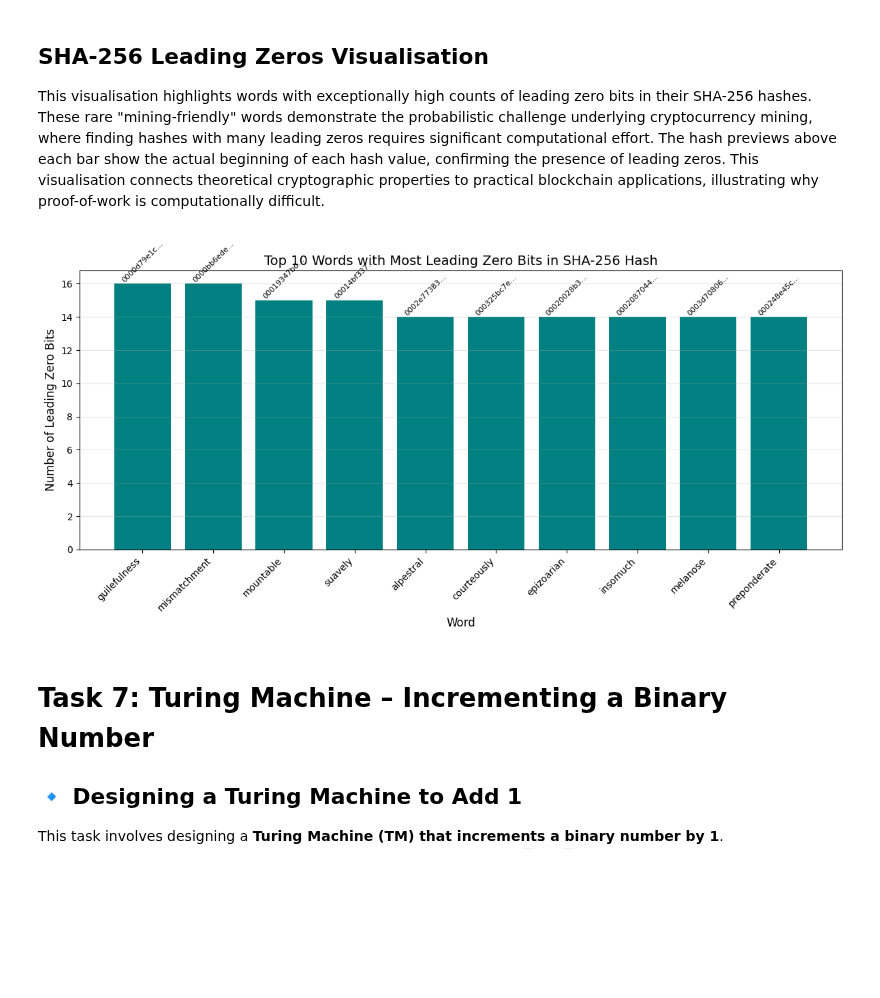
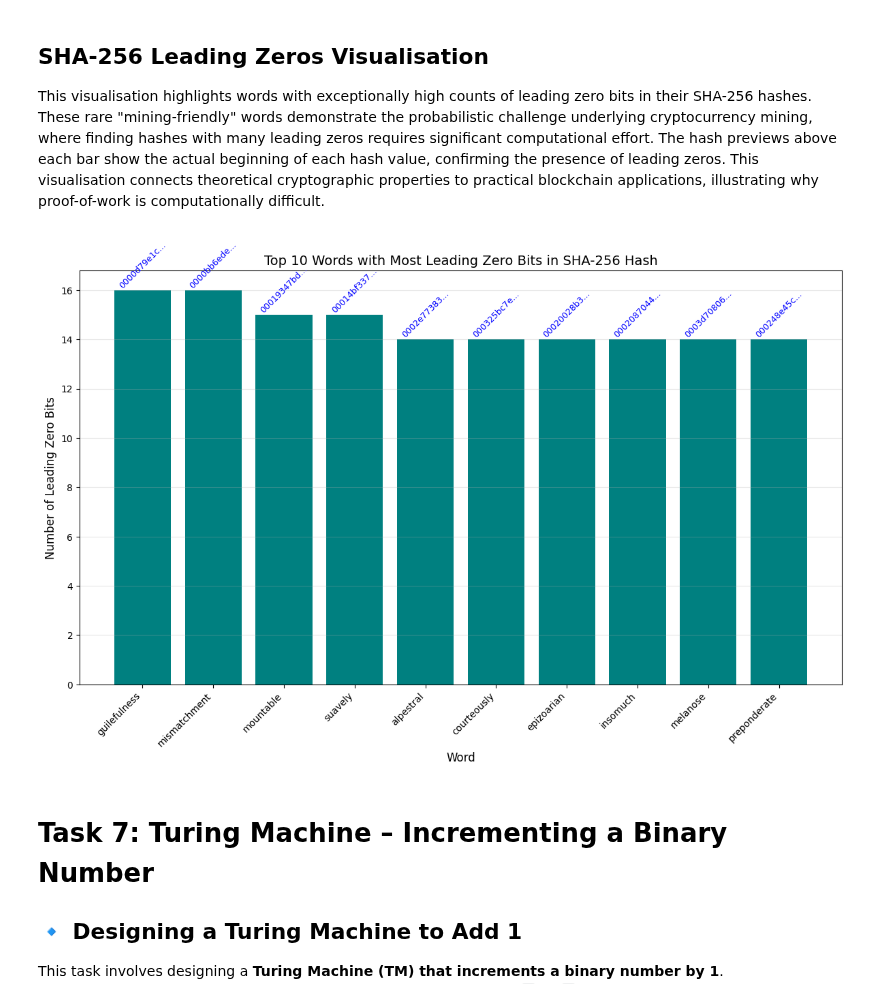
Before and after one commit to JamesDoonan1/computational_theory, a Jupyter notebook: tasks.ipynb, the cells around one changed output. Saved outputs shown, nothing was run; the diff lists cells and outputs as text; code cells hidden in the pictures; blank space fills up the shorter version.

```diff
--- a/tasks.ipynb
+++ b/tasks.ipynb
@@ -845,27 +849,27 @@ This visualisation highlights words with exceptionally high counts of leading ze
 # %%
 # Get top words with most leading zeros
 top_n = 10
 top_words = sorted(word_hashes.items(), key=lambda x: x[1], reverse=True)[:top_n]
 top_words_names = [word for word, _ in top_words]
 top_words_counts = [count for _, count in top_words]
 
-plt.figure(figsize=(12, 6))
+plt.figure(figsize=(12, 8))
 bars = plt.bar(range(len(top_words_names)), top_words_counts, color='teal')
 plt.xticks(range(len(top_words_names)), top_words_names, rotation=45, ha='right')
 plt.title(f'Top {top_n} Words with Most Leading Zero Bits in SHA-256 Hash', fontsize=14)
 plt.xlabel('Word', fontsize=12)
 plt.ylabel('Number of Leading Zero Bits', fontsize=12)
 plt.grid(True, axis='y', alpha=0.3)
 
 # Add the hash values as text above each bar
 for i, (word, count) in enumerate(top_words):
     hash_value = hashlib.sha256(word.encode()).hexdigest()[:10] + "..."  # Show just first 10 chars
-    plt.text(i, count + 0.1, hash_value, ha='center', rotation=45, fontsize=8)
+    plt.text(i, count + 0.1, hash_value, ha='center', rotation=45, fontsize=9, color='blue')
 
 plt.tight_layout()
 plt.show()
 # %% [output]
-[figure, old version]
+[figure, new version]
 # %% [markdown]
 # Task 7: Turing Machine – Incrementing a Binary Number
 
```
Also changed, not shown: parts of 1 cell of this notebook.
